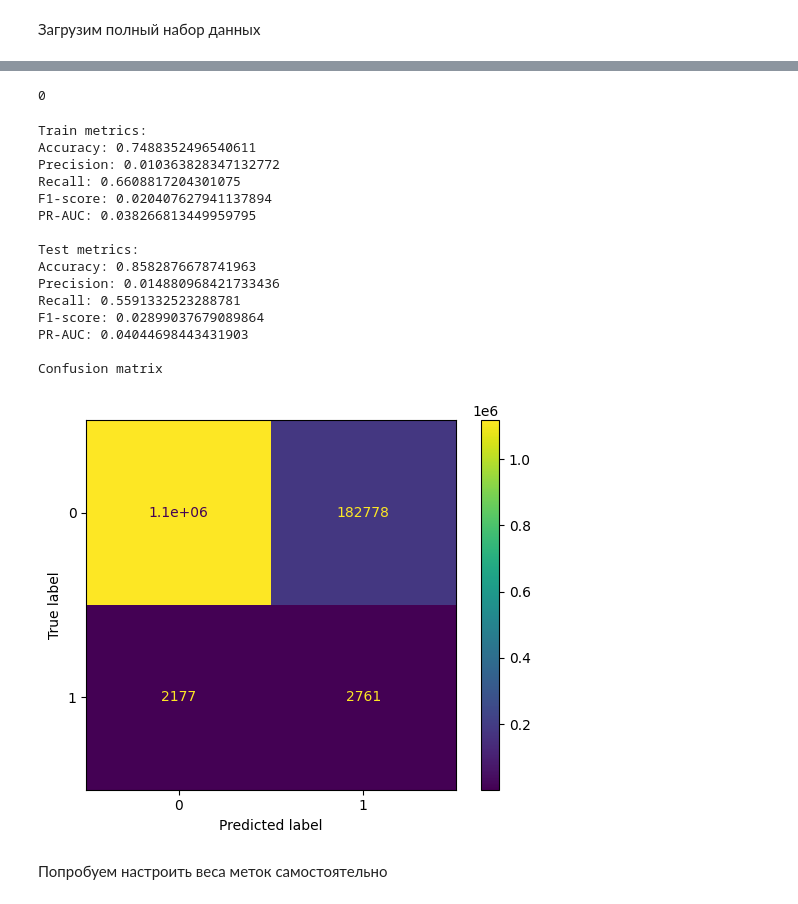
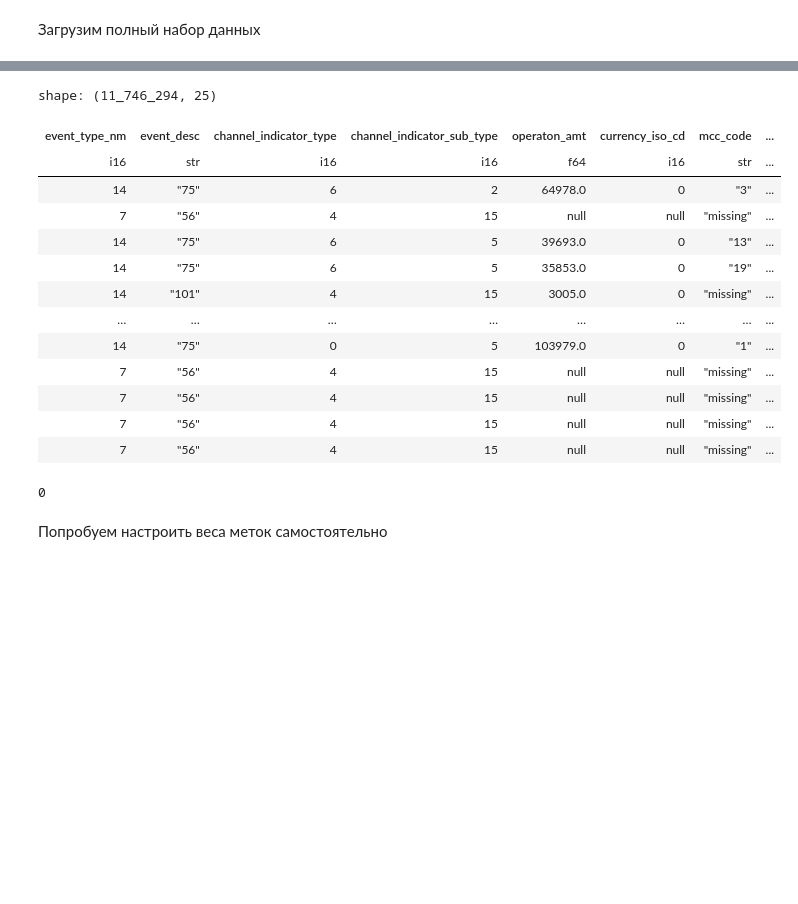
Before and after one commit to DrummerRed/Data-Fusion-Contest-2026_Task-1-Guardian, a Jupyter notebook: Trying-part_4/model_training_part2.ipynb, the cells around one changed output, grey strips where cells are left out. Saved outputs shown, nothing was run; the diff lists cells and outputs as text; code cells hidden in the pictures; blank space fills up the shorter version.

```diff
--- a/Trying-part_4/model_training_part2.ipynb
+++ b/Trying-part_4/model_training_part2.ipynb
@@ -13,0 +16,18 @@ from catboost import utils
+# %%
+pretrain = pl.read_parquet("../data/pretrain_part_1.parquet")
+# %%
+pretrain = pretrain.with_columns(pl.col("event_dttm").str.strptime(pl.Datetime, format="%Y-%m-%d %H:%M:%S")\
+                                 .alias("event_dttm")).with_columns(pl.col("event_dttm").dt.hour().alias("Hour"))
+
+# pretrain = pretrain.with_columns(pl.col("event_dttm").str.strptime(pl.Time, format="%H").alias("Hour"))
+# %%
+pre_agg = pretrain.group_by("customer_id").agg([
+    pl.col("operaton_amt").mean().alias("mean_amt_pre"),
+    pl.col("operaton_amt").median().alias("median_amt_pre"),
+    pl.col("operaton_amt").std().alias("std_amt_pre"),
+    pl.col("event_id").count().alias("ops_pre"),
+    pl.col("Hour").mode().alias("most_common_hour_pre")])
+
+pre_agg = pre_agg.with_columns(pl.col("most_common_hour_pre").list.first().alias("most_common_hour_pre"))
+del pretrain
+gc.collect()
@@ -111,6 +150,38 @@ X_train = X_train.with_columns(pl.concat_str([pl.col("operating_system_type"), p
 
 X_test = X_test.with_columns(pl.concat_str([pl.col("operating_system_type"), pl.col("device_system_version"),
     pl.col("screen_size"), pl.col("battery")], separator="_").alias("device_info"))
+# %%
+X_train = X_train.join(pre_agg, on="customer_id", how="left")
+X_test = X_test.join(pre_agg, on="customer_id", how="left")
+
+X_train = X_train.drop("customer_id")
+X_test = X_test.drop("customer_id")
+
+# # Новые фичи
+# X_train = X_train.with_columns([
+#     (pl.col("operaton_amt") / pl.col("mean_amt_pre")).alias("amount_ratio_pre"),
+#     ((pl.col("operaton_amt") - pl.col("mean_amt_pre")) / (pl.col("std_amt_pre") + 1)).alias("amt_zscore_pre")])
+
+# X_test = X_test.with_columns([
+#     (pl.col("operaton_amt") / pl.col("mean_amt_pre")).alias("amount_ratio_pre"),
+#     ((pl.col("operaton_amt") - pl.col("mean_amt_pre")) / (pl.col("std_amt_pre") + 1)).alias("amt_zscore_pre")])
+# %%
+X_train
+# %% [output]
+shape: (11_746_294, 25)
+| event_type_nm | event_desc | channel_indicator_type | channel_indicator_sub_type | operaton_amt | currency_iso_cd | mcc_code | ... |
+| i16 | str | i16 | i16 | f64 | i16 | str | ... |
+| 14 | "75" | 6 | 2 | 64978.0 | 0 | "3" | ... |
+| 7 | "56" | 4 | 15 | null | null | "missing" | ... |
+| 14 | "75" | 6 | 5 | 39693.0 | 0 | "13" | ... |
+| 14 | "75" | 6 | 5 | 35853.0 | 0 | "19" | ... |
+| 14 | "101" | 4 | 15 | 3005.0 | 0 | "missing" | ... |
+| … | … | … | … | … | … | … | ... |
+| 14 | "75" | 0 | 5 | 103979.0 | 0 | "1" | ... |
+| 7 | "56" | 4 | 15 | null | null | "missing" | ... |
+| 7 | "56" | 4 | 15 | null | null | "missing" | ... |
+| 7 | "56" | 4 | 15 | null | null | "missing" | ... |
+| 7 | "56" | 4 | 15 | null | null | "missing" | ... |
 # %%
 del train_part1, x, y
 gc.collect()
@@ -155,22 +226,5 @@ CatBoost = CatBoostClassifier(iterations=50, depth=5, auto_class_weights='Balanc
 # %%
-train_models(CatBoost, X_train, X_test, y_train, y_test)
+# train_models(CatBoost, X_train, X_test, y_train, y_test)
-# %% [output]
-Train metrics:
-Accuracy: 0.7488352496540611
-Precision: 0.010363828347132772
-Recall: 0.6608817204301075
-F1-score: 0.020407627941137894
-PR-AUC: 0.038266813449959795
-
-Test metrics:
-Accuracy: 0.8582876678741963
-Precision: 0.014880968421733436
-Recall: 0.5591332523288781
-F1-score: 0.02899037679089864
-PR-AUC: 0.04044698443431903
-
-Confusion matrix
-[figure, removed]
 # %% [markdown]
 Попробуем настроить веса меток самостоятельно
 # %%
```
Also changed, not shown: parts of 18 cells of this notebook, 1 other file.
